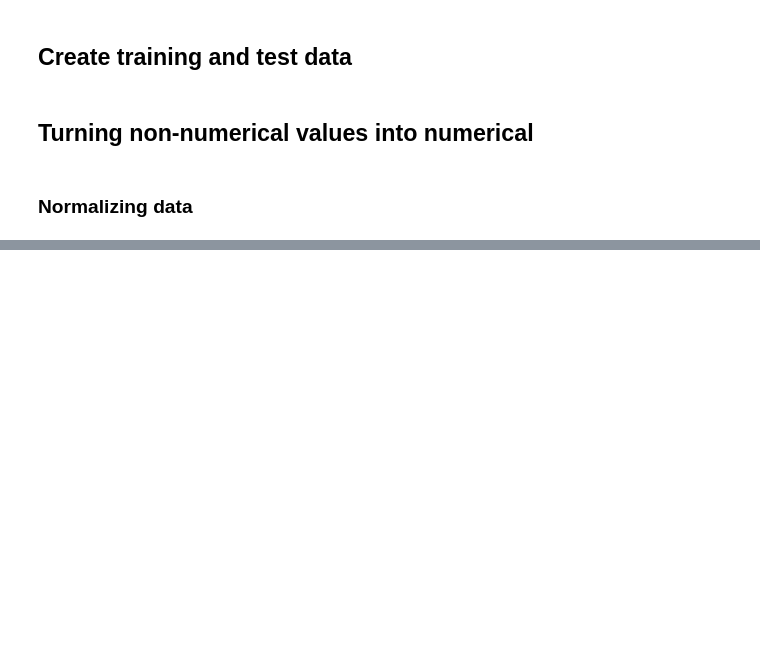
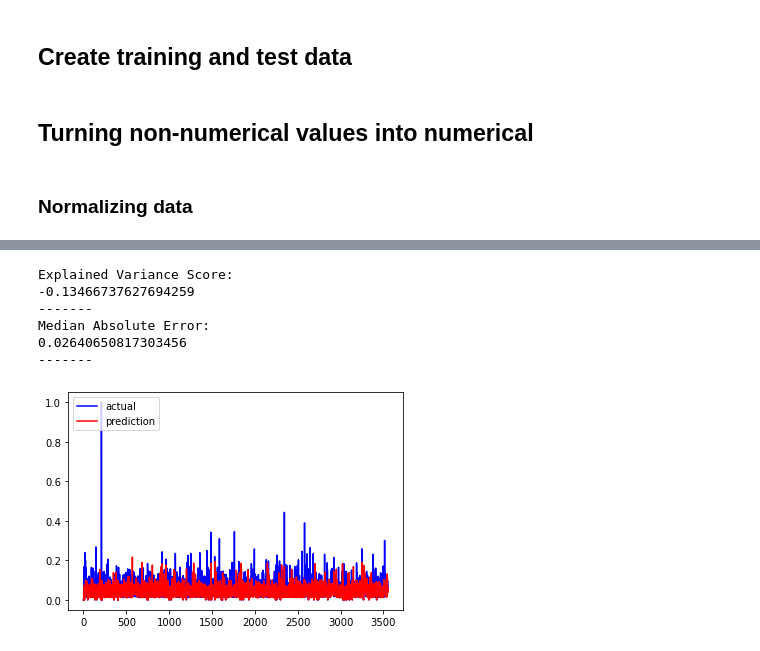
Before and after one commit to beatrizfrocha/SA2021, a Jupyter notebook: TP2/Incidents_prediction_model.ipynb, the cells around one changed output, grey strips where cells are left out. Cells and saved outputs as stored; diff of their text form; code cells hidden in the pictures; blank space fills up the shorter version.

Commit message:
Final model

```diff
--- a/TP2/Incidents_prediction_model.ipynb
+++ b/TP2/Incidents_prediction_model.ipynb
@@ -124,17 +117,25 @@ def normalizeData(train_data,test_data):
 # %%
+# Produz um gráfico tendo em conta o resultado da função knn_regressor(dataset)
 def print_series_prediction(y_test,predic):
-    plt.plot(y_test,color='blue', label='y_test')
+    plt.plot(y_test,color='blue', label='actual')
     plt.plot(predic,color='red', label='prediction')
     plt.legend(loc='upper left')
     plt.show()
 
-def knn_classifier(datasets):
+# Aplica o KNN Regressor para obter previsões.
+def knn_regressor(datasets):
 
     (X_train,y_train,X_test,y_test) = datasets
 
-    model = KNeighborsClassifier(n_neighbors=3).fit(X_train,y_train)
+    model = KNeighborsRegressor(n_neighbors=3).fit(X_train,y_train)
     predictions = model.predict(X_test)
     df = pd.DataFrame({'actual':y_test,'predicted':predictions})
-    print(df)
-    print(accuracy_score(df['actual'], df['predicted']))
-    print_series_prediction(y_test,df['predicted'])
+    print("Explained Variance Score:")
+    print(explained_variance_score(df['actual'], df['predicted']))
+    print("-------")
+    print("Median Absolute Error:")
+    print(median_absolute_error(df['actual'], df['predicted']))
+    print("-------")
+    print_series_prediction(df['actual'],df['predicted'])
+
+    return df
@@ -141 +144,17 @@ def knn_classifier(datasets):
+# %%
+# Prevê o delay causado por um incidente tendo em conta o tamanho do incidente em metros.
+def data_length_delay():
+
+    (temp_train_data,temp_test_data) = new_train_test_sets()
+    (train_data,test_data) = encodeData(temp_train_data,temp_test_data)
+
+    normalizeData(train_data,test_data)
+
+    X_train = train_data.drop(['properties_startTime','properties_from','properties_to','properties_delay'],axis=1).values
+    y_train = train_data['properties_delay'].values
+
+    X_test = test_data.drop(['properties_startTime','properties_from','properties_to','properties_delay'],axis=1).values
+    y_test = test_data['properties_delay'].values
+
+    return (X_train,y_train,X_test,y_test)
 # %%
@@ -373,11 +352,6 @@ def searchData(spec_date):
 # %%
-d1 = data_iconCategory()
+d0 = data_length_delay()
 d2 = data_startTime()
 d3 = data_from()
 d4 = data_to()
 d5 = searchData('2021-04-26')
-knn_classifier(d1)
-knn_classifier(d2)
-knn_classifier(d3)
-knn_classifier(d4)
-knn_classifier(d5)
@@ -456,0 +358,10 @@ knn_classifier(d5)
+# %%
+knn0 = knn_regressor(d0)
+# %% [output]
+Explained Variance Score:
+-0.13466737627694259
+-------
+Median Absolute Error:
+0.02640650817303456
+-------
+[figure, added]
```
Also changed, not shown: parts of 24 cells of this notebook.
